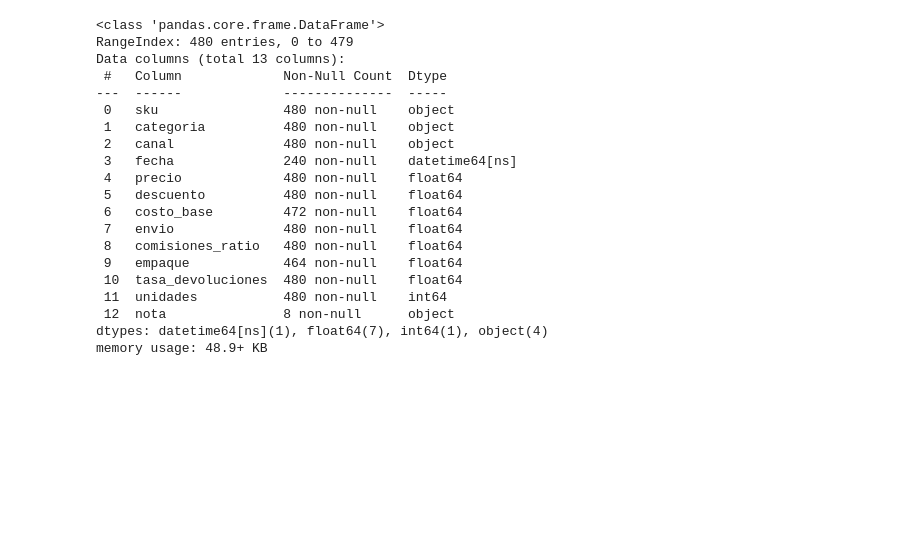
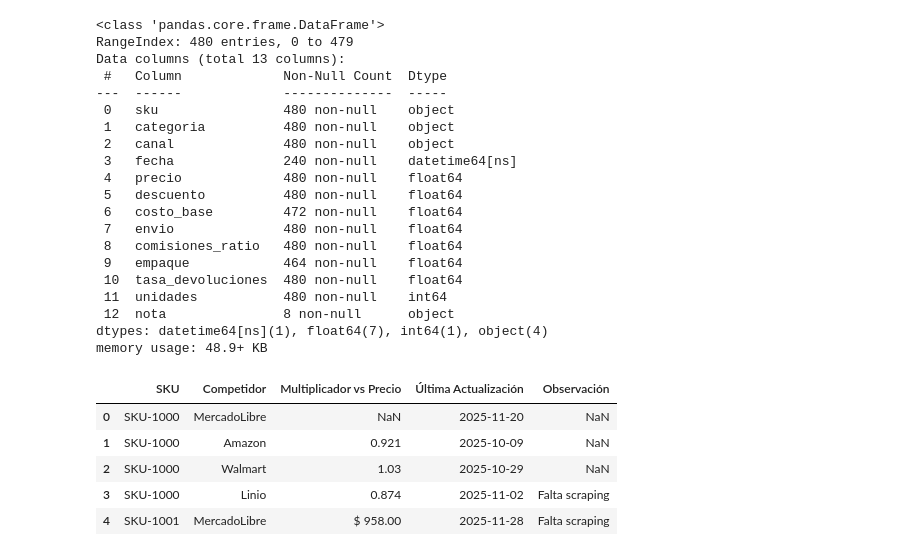
Before and after one commit to fttm-mdz/ANALISIS-PRECIOS-MARGENES-, a Jupyter notebook: notebooks/EDA.ipynb, the cells around one changed output. Drawn from its saved outputs; the diff is of its cells as text; code cells hidden in the pictures; blank space fills up the shorter version.

```diff
--- a/notebooks/EDA.ipynb
+++ b/notebooks/EDA.ipynb
@@ -176,3 +177,12 @@ Data columns (total 13 columns):
  12  nota               8 non-null      object
 dtypes: datetime64[ns](1), float64(7), int64(1), object(4)
 memory usage: 48.9+ KB
+# %%
+competencia_df.head()
+# %% [output]
+|  | SKU | Competidor | Multiplicador vs Precio | Última Actualización | Observación |
+| 0 | SKU-1000 | MercadoLibre | NaN | 2025-11-20 | NaN |
+| 1 | SKU-1000 | Amazon | 0.921 | 2025-10-09 | NaN |
+| 2 | SKU-1000 | Walmart | 1.03 | 2025-10-29 | NaN |
+| 3 | SKU-1000 | Linio | 0.874 | 2025-11-02 | Falta scraping |
+| 4 | SKU-1001 | MercadoLibre | $ 958.00 | 2025-11-28 | Falta scraping |
```
Also changed, not shown: parts of 8 cells of this notebook.
